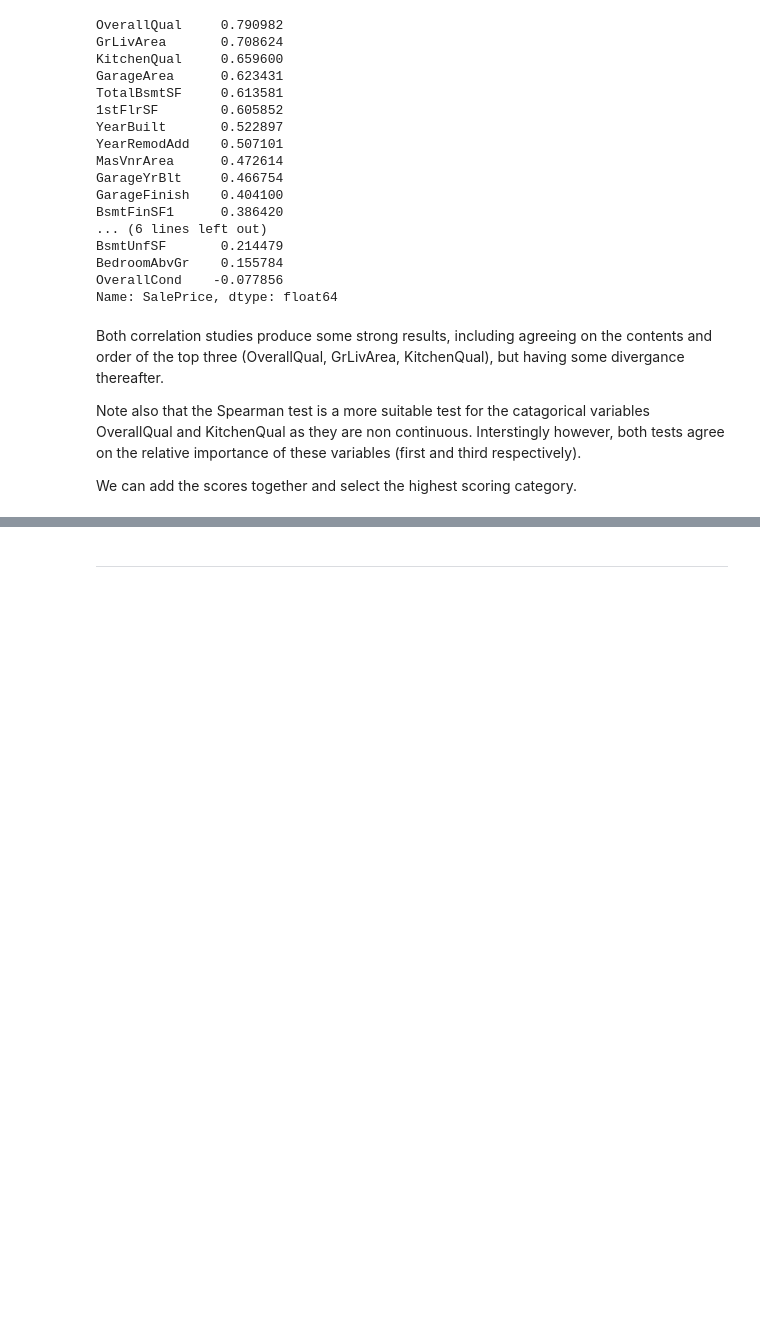
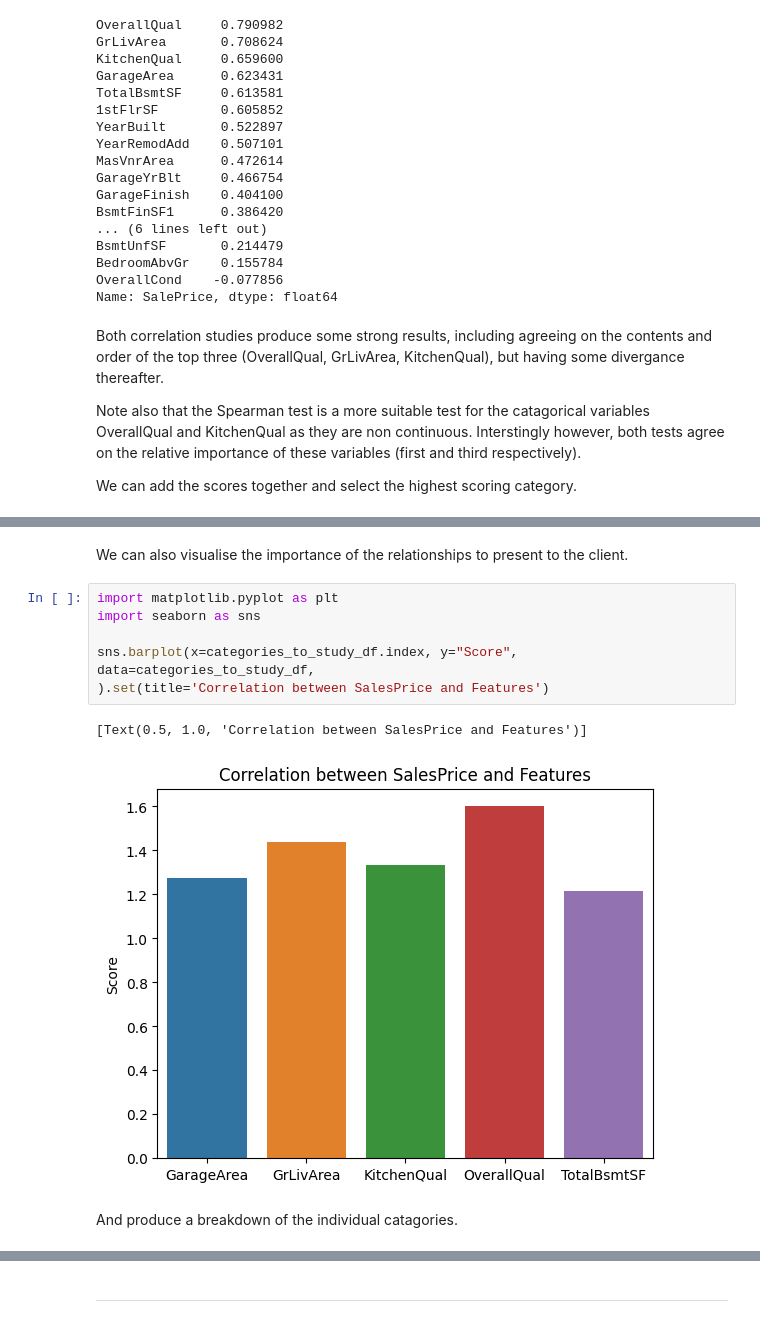
Before and after one commit to ewradcliffe/Heritage-Housing, a Jupyter notebook: jupyter_notebooks/PriceCorrelationStudy.ipynb, the cells around one changed output, grey strips where cells are left out. Saved outputs shown, nothing was run; the diff lists cells and outputs as text; blank space fills up the shorter version.

Commit message:
Add barplot for most important features.

```diff
--- a/jupyter_notebooks/PriceCorrelationStudy.ipynb
+++ b/jupyter_notebooks/PriceCorrelationStudy.ipynb
@@ -232,2 +232,15 @@ categories_to_study_df
 | TotalBsmtSF | 0.602725 | 0.613581 | 1.216306 | True |
+# %% [markdown]
+We can also visualise the importance of the relationships to present to the client.
+# %%
+import matplotlib.pyplot as plt
+import seaborn as sns
+
+sns.barplot(x=categories_to_study_df.index, y="Score", data=categories_to_study_df,
+).set(title='Correlation between SalesPrice and Features')
+# %% [output]
+[Text(0.5, 1.0, 'Correlation between SalesPrice and Features')]
+[figure, added]
+# %% [markdown]
+And produce a breakdown of the individual catagories.
 # %%
```
Also changed, not shown: parts of 2 cells of this notebook.
